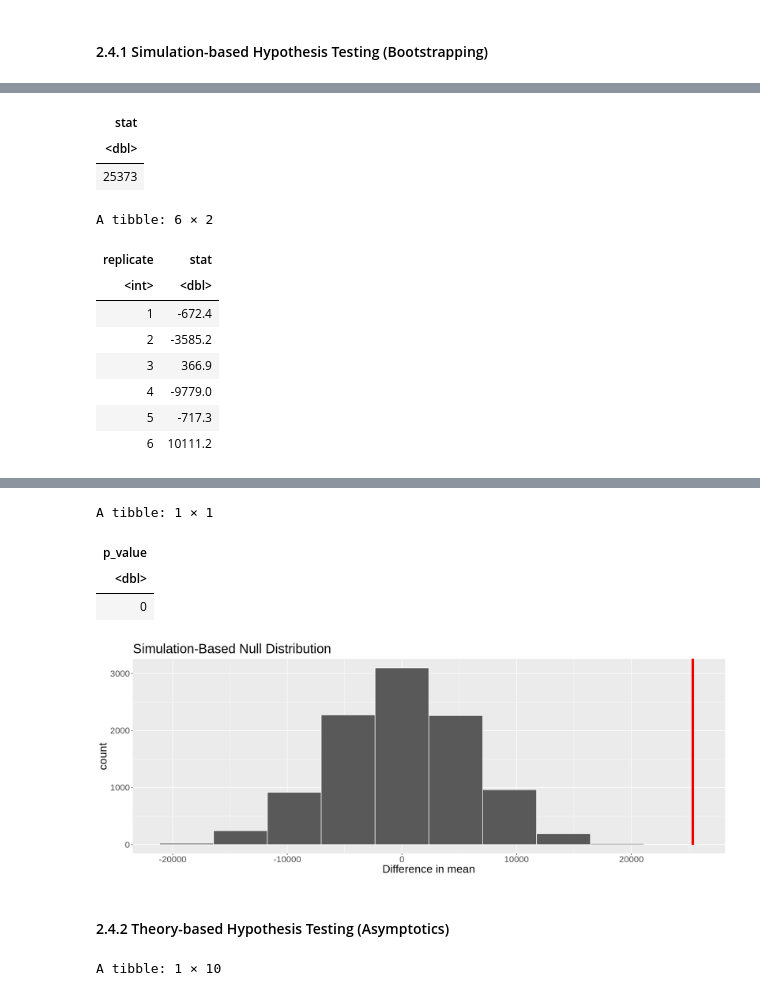
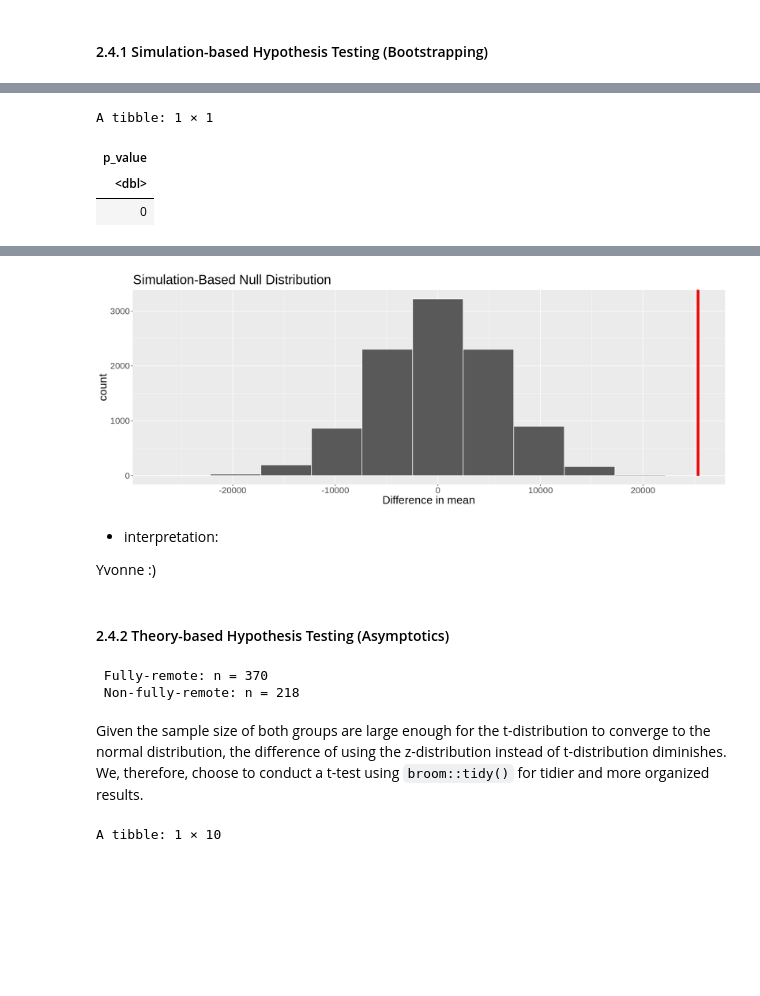
Before and after one commit to ludioludius/STAT201-Project, a Jupyter notebook: Final_Report_Draft.ipynb, the cells around one changed output, grey strips where cells are left out. Cells and saved outputs as stored; diff of their text form; code cells hidden in the pictures; blank space fills up the shorter version.

Commit message:
Vast clean-up, re-organize, and partial write-up after sync with TA

```diff
--- a/Final_Report_Draft.ipynb
+++ b/Final_Report_Draft.ipynb
@@ -392,10 +508,9 @@ boxplots_all
 # %%
-#calculate observed test statistic
+# calculate observed test statistic
 obs_diff_in_means <-
     remote_binary %>%
     specify(formula = salary_in_usd ~ fully_remote) %>%
     calculate(stat = "diff in means", order = c("TRUE", "FALSE"))
-obs_diff_in_means
 
 # build the null distribution
 null_dist <-remote_binary  %>%
@@ -403,11 +518,11 @@ null_dist <-remote_binary  %>%
     hypothesize(null = "independence") %>%
     generate(reps = 10000, type = "permute") %>%
     calculate(stat="diff in means", order = c("TRUE", "FALSE"))
-head(null_dist)
+# head(null_dist)
 
 # visualization
 options(repr.plot.width = 16, repr.plot.height = 6)
-options("scipen"=10, "digits"=4)
+options("scipen" = 10, "digits"=4)
 
 diff_in_medians_plot <-
     visualize(null_dist, bins = 10) +
@@ -425,12 +541,4 @@ A tibble: 1 × 1
+A tibble: 1 × 1
-| stat |
+| p_value |
 | <dbl> |
-| 25373 |
+| 0 |
-A tibble: 6 × 2
-| replicate | stat |
-| <int> | <dbl> |
-| 1 | -672.4 |
-| 2 | -3585.2 |
-| 3 | 366.9 |
-| 4 | -9779.0 |
-| 5 | -717.3 |
-| 6 | 10111.2 |
@@ -439,10 +545,26 @@ Warning message:
-A tibble: 1 × 1
-| p_value |
-| <dbl> |
-| 0 |
-[figure, old version]
+[figure, new version]
+# %% [markdown]
+- interpretation:
+
+
+Yvonne :)
 # %% [markdown]
 #### 2.4.2 Theory-based Hypothesis Testing (Asymptotics)
+# %%
+size_fully_remote <- fully_remote %>%
+    summarise(count = n()) %>%
+    pull()
+
+size_non_fully_remote <- non_fully_remote %>%
+    summarise(count = n()) %>%
+    pull()
+
+cat(" Fully-remote: n =", size_fully_remote, "\n", "Non-fully-remote: n =", size_non_fully_remote, "\n")
+# %% [output]
+ Fully-remote: n = 370
+ Non-fully-remote: n = 218
+# %% [markdown]
+Given the sample size of both groups are large enough for the t-distribution to converge to the normal distribution, the difference of using the z-distribution instead of t-distribution diminishes. We, therefore, choose to conduct a t-test using `broom::tidy()` for tidier and more organized results.
 # %%
 t_test_results <- tidy(t.test(x = remote_binary %>% filter(fully_remote == "TRUE") %>% pull(salary_in_usd),
                               y = remote_binary %>% filter(fully_remote == "FALSE") %>% pull(salary_in_usd),
```
Also changed, not shown: parts of 54 cells of this notebook.
